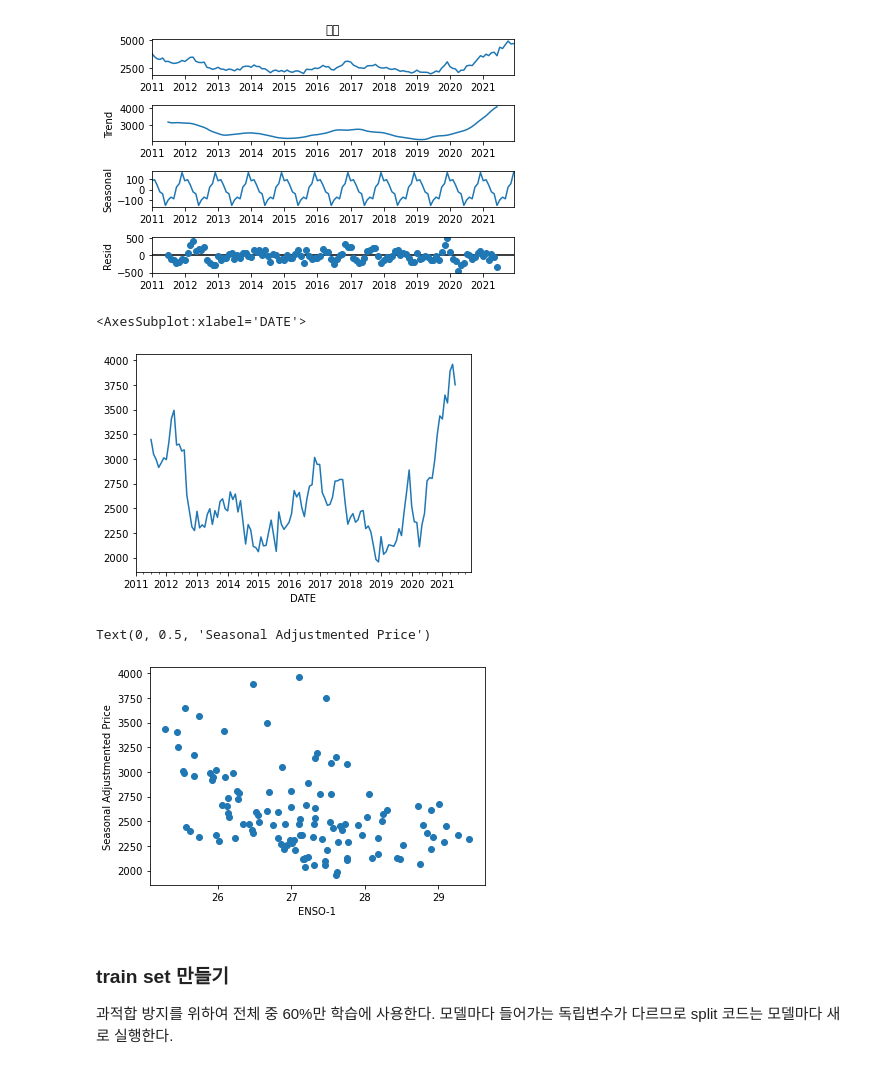
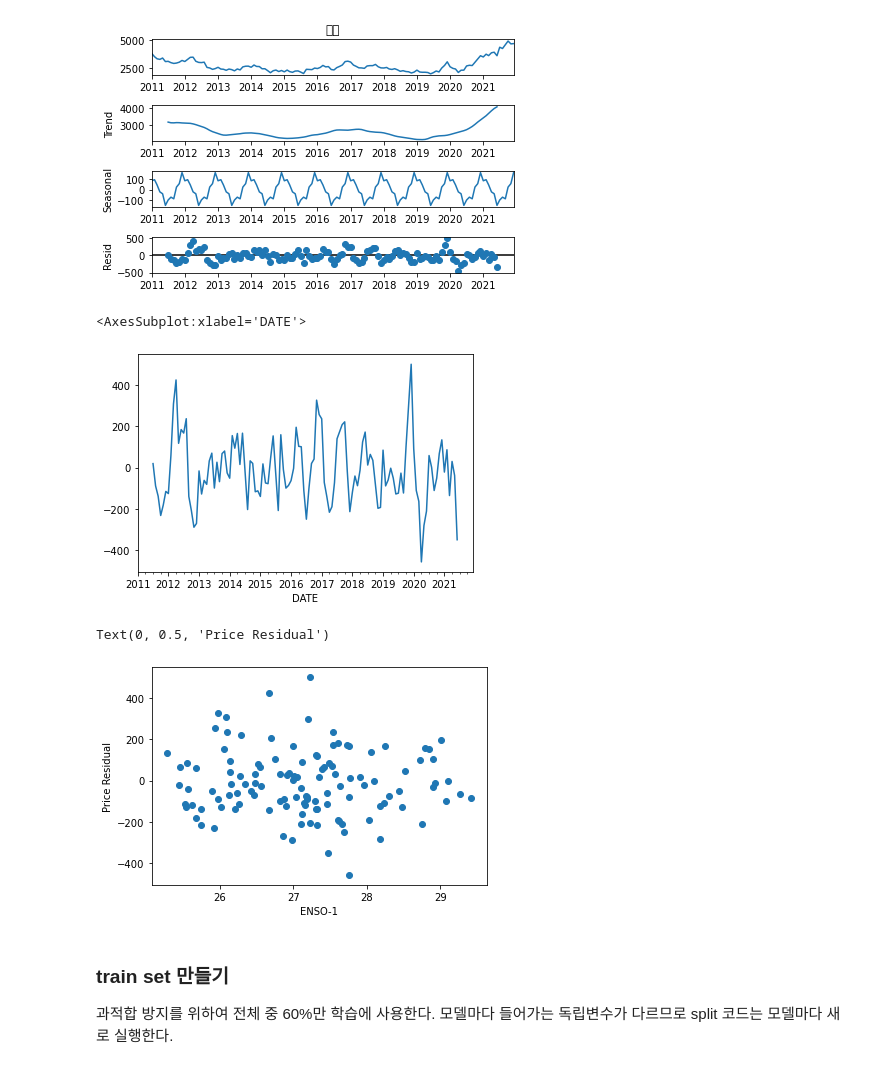
Before and after one commit to Soo-Im/PalmOil, a Jupyter notebook: ENSO-Palm_Prediction.ipynb, the cells around one changed output. Cells and saved outputs as stored; diff of their text form; code cells hidden in the pictures.

Commit message:
팜유 가격 trend 제거하고 residual만 이용해 scatter plot

```diff
--- a/ENSO-Palm_Prediction.ipynb
+++ b/ENSO-Palm_Prediction.ipynb
@@ -291,19 +243,19 @@ decompose_result.plot();
 [figure]
 # %%
 X_del_nino = data['nino-1']
-Y_yield = residual + trend
+Y_yield = residual
 # %%
 Y_yield.plot()
 # %% [output]
 <AxesSubplot:xlabel='DATE'>
-[figure, old version]
+[figure, new version]
 # %%
 plt.scatter(X_del_nino, Y_yield)
 plt.xlabel('ENSO-1')
-plt.ylabel('Seasonal Adjustmented Price')
+plt.ylabel('Price Residual')
 # %% [output]
-Text(0, 0.5, 'Seasonal Adjustmented Price')
+Text(0, 0.5, 'Price Residual')
-[figure, old version]
+[figure, new version]
 # %% [markdown]
 ### train set 만들기
 과적합 방지를 위하여 전체 중 60%만 학습에 사용한다. 모델마다 들어가는 독립변수가 다르므로 split 코드는 모델마다 새로 실행한다.
```
Also changed, not shown: parts of 7 cells of this notebook.
